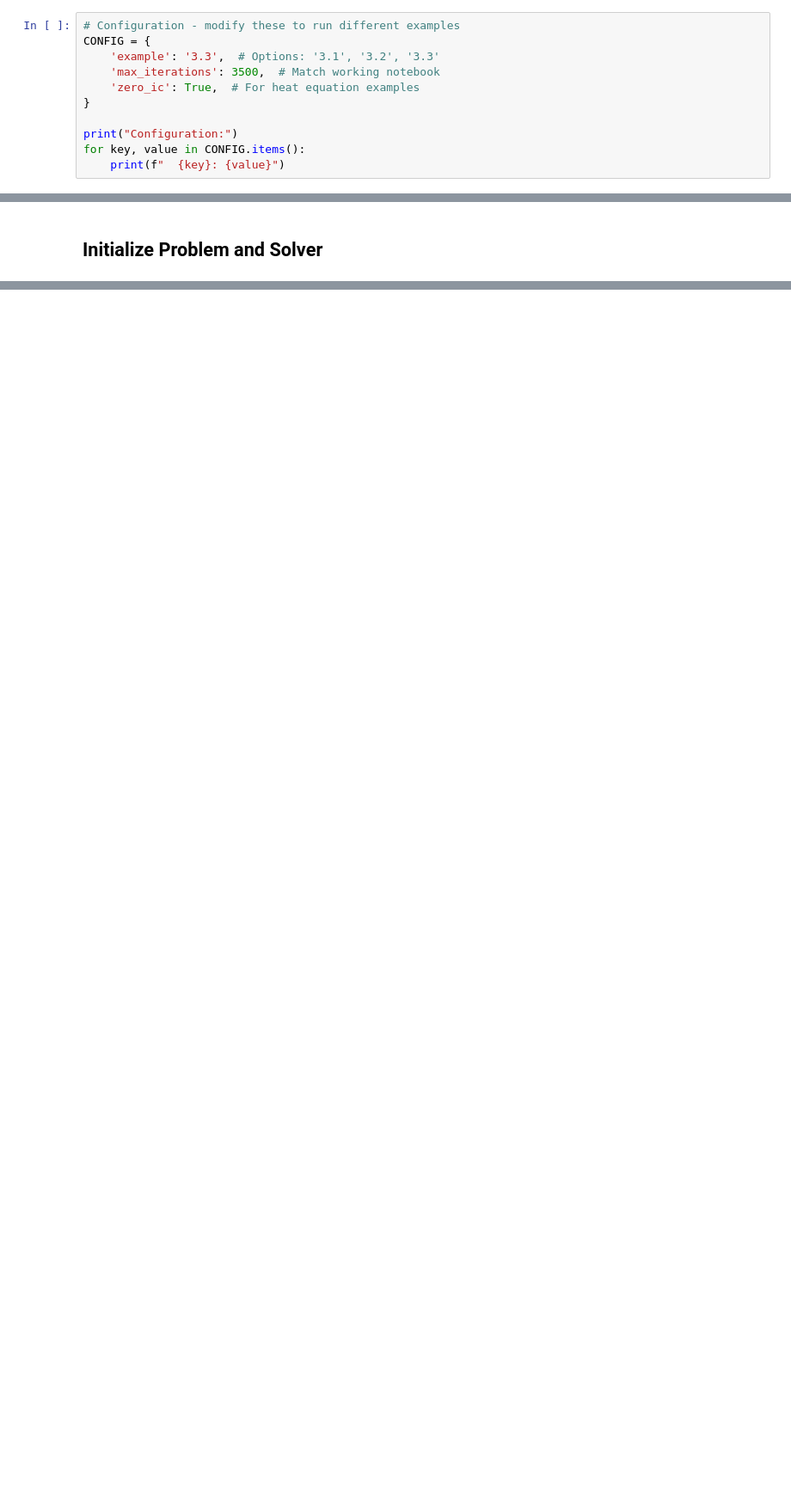
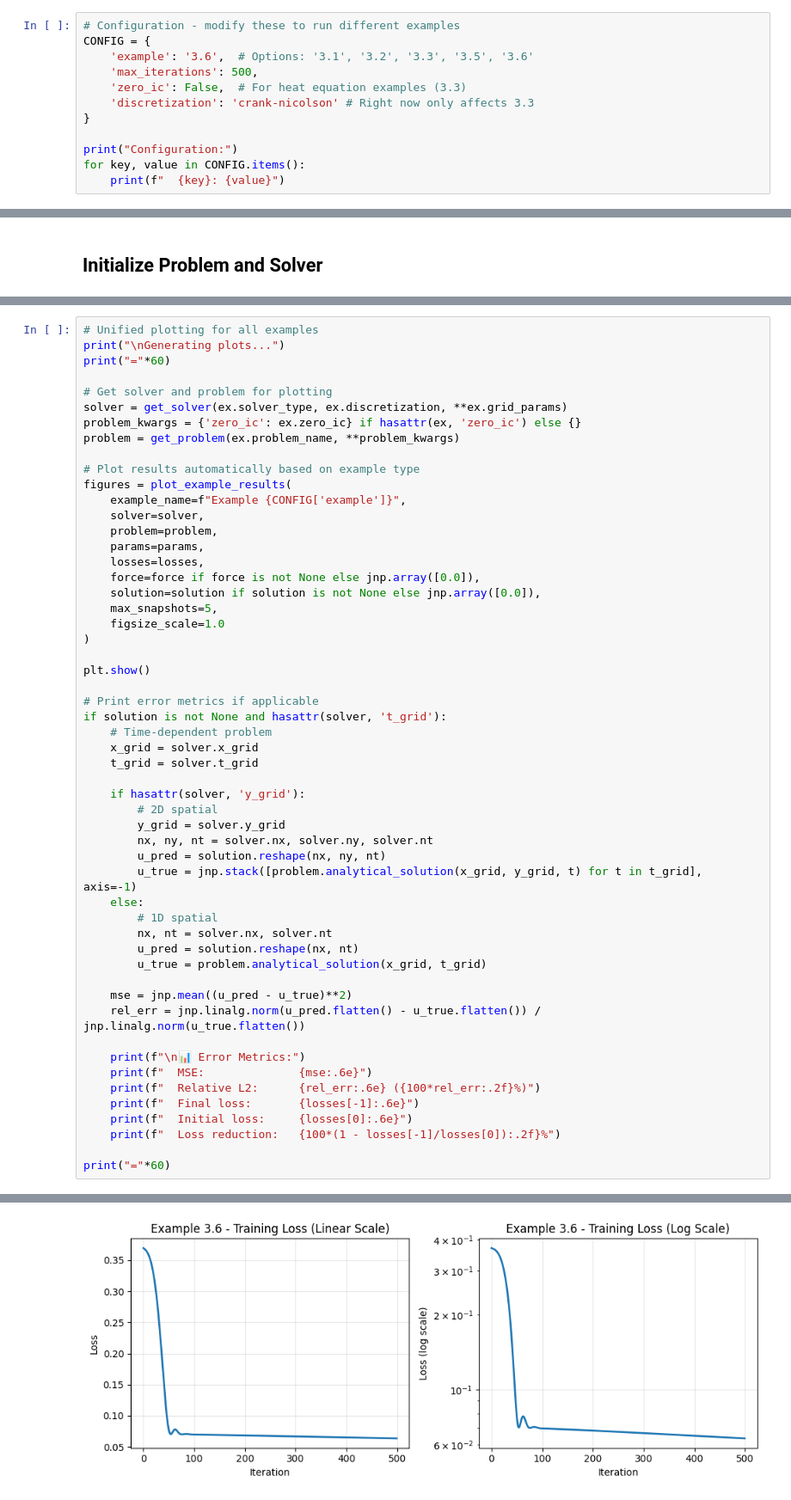
Before and after one commit to markm39/pde-constrained-opt-nn, a Jupyter notebook: modular/run_modular_examples.ipynb, the cells around one changed output, grey strips where cells are left out. Shown at 86% size. Cells and saved outputs as stored; diff of their text form; blank space fills up the shorter version.

```diff
--- a/modular/run_modular_examples.ipynb
+++ b/modular/run_modular_examples.ipynb
@@ -125,9 +126,10 @@ def create_neural_network(hidden_layers: list = [256, 256], activation: str = 't
 # %%
 # Configuration - modify these to run different examples
 CONFIG = {
-    'example': '3.3',  # Options: '3.1', '3.2', '3.3'
-    'max_iterations': 3500,  # Match working notebook
-    'zero_ic': True,  # For heat equation examples
+    'example': '3.6',  # Options: '3.1', '3.2', '3.3', '3.5', '3.6'
+    'max_iterations': 500,
+    'zero_ic': False,  # For heat equation examples (3.3)
+    'discretization': 'crank-nicolson' # Right now only affects 3.3
 }
 
 print("Configuration:")
@@ -280,0 +228,55 @@ Error Metrics:
+# %%
+# Unified plotting for all examples
+print("\nGenerating plots...")
+print("="*60)
+
+# Get solver and problem for plotting
+solver = get_solver(ex.solver_type, ex.discretization, **ex.grid_params)
+problem_kwargs = {'zero_ic': ex.zero_ic} if hasattr(ex, 'zero_ic') else {}
+problem = get_problem(ex.problem_name, **problem_kwargs)
+
+# Plot results automatically based on example type
+figures = plot_example_results(
+    example_name=f"Example {CONFIG['example']}",
+    solver=solver,
+    problem=problem,
+    params=params,
+    losses=losses,
+    force=force if force is not None else jnp.array([0.0]),
+    solution=solution if solution is not None else jnp.array([0.0]),
+    max_snapshots=5,
+    figsize_scale=1.0
+)
+
+plt.show()
+
+# Print error metrics if applicable
+if solution is not None and hasattr(solver, 't_grid'):
+    # Time-dependent problem
+    x_grid = solver.x_grid
+    t_grid = solver.t_grid
+
+    if hasattr(solver, 'y_grid'):
+        # 2D spatial
+        y_grid = solver.y_grid
+        nx, ny, nt = solver.nx, solver.ny, solver.nt
+        u_pred = solution.reshape(nx, ny, nt)
+        u_true = jnp.stack([problem.analytical_solution(x_grid, y_grid, t) for t in t_grid], axis=-1)
+    else:
+        # 1D spatial
+        nx, nt = solver.nx, solver.nt
+        u_pred = solution.reshape(nx, nt)
+        u_true = problem.analytical_solution(x_grid, t_grid)
+
+    mse = jnp.mean((u_pred - u_true)**2)
+    rel_err = jnp.linalg.norm(u_pred.flatten() - u_true.flatten()) / jnp.linalg.norm(u_true.flatten())
+
+    print(f"\n📊 Error Metrics:")
+    print(f"  MSE:              {mse:.6e}")
+    print(f"  Relative L2:      {rel_err:.6e} ({100*rel_err:.2f}%)")
+    print(f"  Final loss:       {losses[-1]:.6e}")
+    print(f"  Initial loss:     {losses[0]:.6e}")
+    print(f"  Loss reduction:   {100*(1 - losses[-1]/losses[0]):.2f}%")
+
+print("="*60)
+# %% [output]
@@ -280,0 +285 @@ Error Metrics:
+[figure, added]
```
Also changed, not shown: parts of 10 cells of this notebook, 4 other files.
